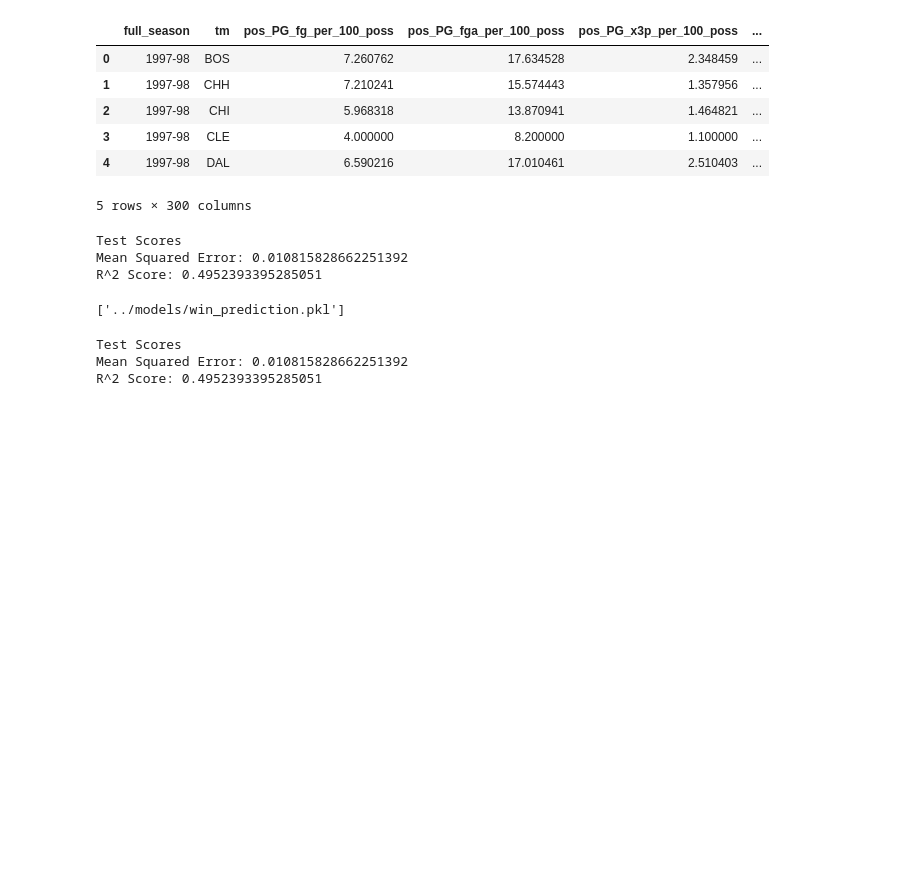
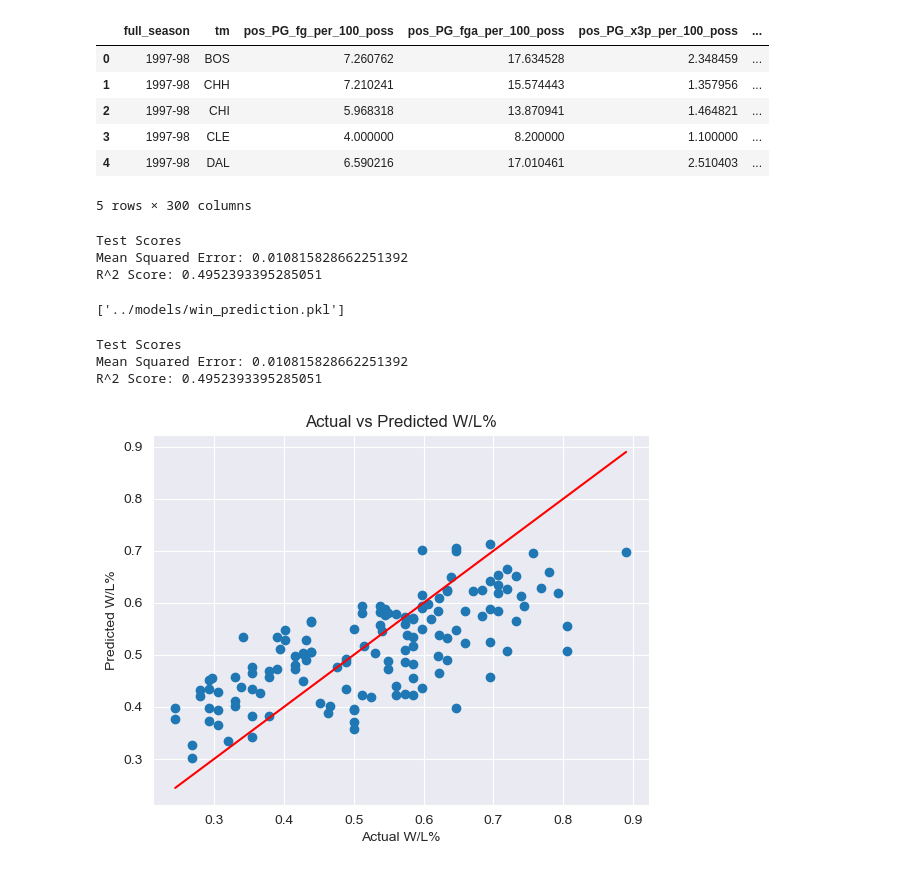
Before and after one commit to sean-r-duffy/nba-analytics, a Jupyter notebook: notebooks/team_wins_prediction_SD.ipynb, the cells around one changed output. Cells and saved outputs as stored; diff of their text form; code cells hidden in the pictures; blank space fills up the shorter version.

```diff
--- a/notebooks/team_wins_prediction_SD.ipynb
+++ b/notebooks/team_wins_prediction_SD.ipynb
@@ -259,3 +220,12 @@ print(f'R^2 Score: {r2}')
 Test Scores
 Mean Squared Error: 0.010815828662251392
 R^2 Score: 0.4952393395285051
+# %%
+plt.scatter(y_test, y_pred)
+plt.xlabel('Actual W/L%')
+plt.ylabel('Predicted W/L%')
+plt.title('Actual vs Predicted W/L%')
+plt.plot([min(y_test), max(y_test)], [min(y_test), max(y_test)], color='red')
+plt.show()
+# %% [output]
+[figure, added]
```
Also changed, not shown: parts of 26 cells of this notebook, 1 other file.
